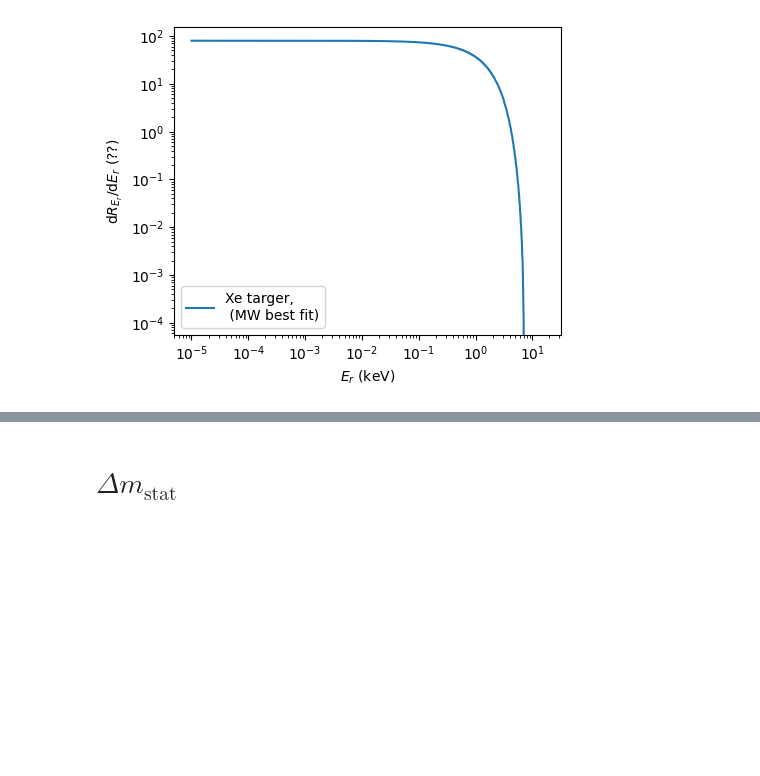
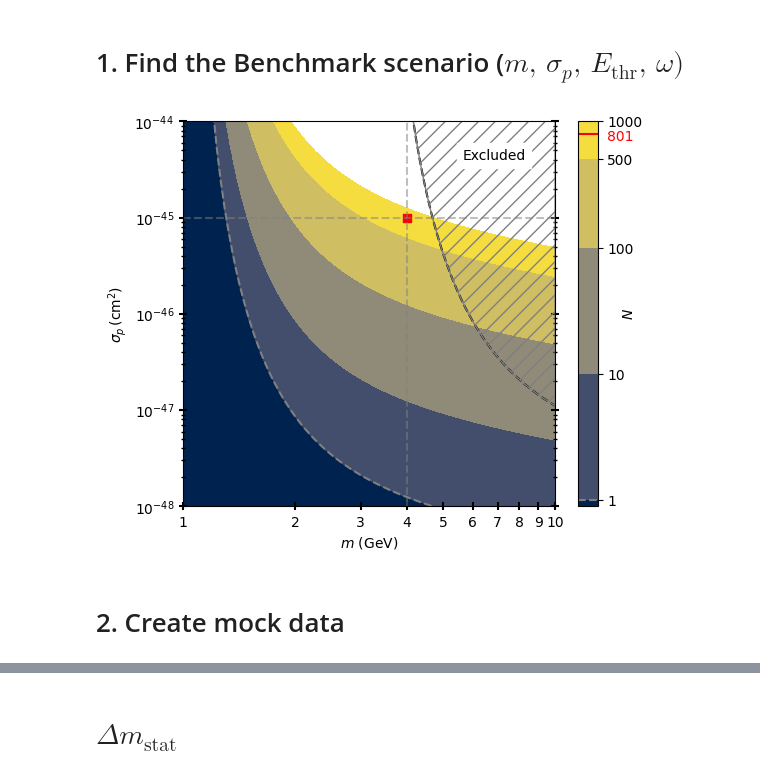
Before and after one commit to Manush19/MWlocalDM, a Jupyter notebook: Notebooks/Nuclear_recoil.ipynb, the cells around one changed output, grey strips where cells are left out. Saved outputs shown, nothing was run; the diff lists cells and outputs as text; code cells hidden in the pictures; blank space fills up the shorter version.

Commit message:
nuclear recoil - mock data and reconstruction - started

```diff
--- a/Notebooks/Nuclear_recoil.ipynb
+++ b/Notebooks/Nuclear_recoil.ipynb
@@ -16,13 +17,2 @@ E = nr.E
-# %%
-fig, ax = plt.subplots(figsize = (5,4))
-ax.plot(E, nr.diffRate(10., 1e-40, E), label = 'Xe targer,\n (MW best fit)')
-ax.set_xscale('log')
-ax.set_yscale('log')
-
-ax.legend()
-ax.set_xlabel('$E_r$ (keV)')
-ax.set_ylabel(r'${\mathrm{d}R_{E_r}}/{\mathrm{d} E_r}$ (??)');
-
-plt.savefig('../Output/figures/nuclear/diffRate.png',bbox_inches = 'tight', dpi = 300)
-# %% [output]
-[figure, removed]
+# %% [markdown]
+# 1. Find the Benchmark scenario ($m,\, \sigma_p,\, E_\mathrm{thr},\, \omega)$
@@ -28,0 +45,46 @@ plt.savefig('../Output/figures/nuclear/diffRate.png',bbox_inches = 'tight', dpi
+# %%
+nr = Nr('Xe', mwd['vE'], mwd['vdfE_50'], p50(mwd['vescs']), p50(mwd['vcircs']), p50(mwd['rhosuns']))
+Mdm_1, Sdm_1 = get_excl(nr, Ethr = 1, ω = 1)
+grid_1, Z_1 = get_Ntot(Sdm_1)
+
+Mdm_10, Sdm_10 = get_excl(nr, Ethr = 0.1, ω = 10)
+grid_10, Z_10 = get_Ntot(Sdm_10)
+# %%
+fig, ax = plt.subplots(figsize = (6,5))
+
+ax.plot(Mdm_1, Sdm_1, c = 'k', ls = '--')
+ax.fill_between(Mdm_1, Sdm_1, np.ones(Mdm_1.shape)*1e-40, color = 'grey', hatch = '//', facecolor = 'None',zorder = 2)
+ax.text(0.75, 0.9, 'Excluded', backgroundcolor = 'white', transform = ax.transAxes)
+
+cn = ax.contourf(*grid_10, Z_10, levels = [0, 1, 10, 100, 500, 1000], norm = "log", cmap = 'cividis')
+cbar = fig.colorbar(cn, format = '%i')
+ax.plot(Mdm_10, Sdm_10, c = 'grey', ls = '--')
+
+ax.set_xlabel('$m$ (GeV)')
+ax.set_ylabel('$\sigma_p \, (\mathrm{cm}^2)$')
+ax.set_xscale('log')
+ax.set_yscale('log')
+ax.set_ylim(1e-48, 1e-44)
+
+ax.set_xticks([1,2,3,4,5,6,7,8,9,10], [1,2,3,4,5,6,7,8,9,10]);
+ax.tick_params(axis = 'both', which = 'both', right = True, left = True, direction = 'inout')
+ax.tick_params(which = 'major', width = 1.5, length = 6)
+ax.tick_params(which = 'minor', width = 1, length = 3)
+
+m,sp = 4, 1e-45
+ax.scatter(m, sp, c = 'r', marker = 's', s = 30)
+
+ax.plot([m,m],[1e-48,1e-44], c = 'grey', ls = '--', alpha = 0.5)
+ax.plot([1,10], [sp,sp], c = 'grey', ls = '--', alpha = 0.5);
+
+Ntot = nr.totN(m, sp, E = nr.E, Ethr = 0.1, ω = 10)
+cbar.ax.plot([0, 1], [Ntot, Ntot], color='red', linewidth=1.5)
+cbar.ax.plot([0, 1], [1, 1], color='grey', linewidth=1.5, ls = '--')
+cbar.ax.text(1.5, Ntot-100, '%i'%Ntot, color = 'r')
+cbar.set_label('$N$', labelpad = -15);
+
+plt.savefig('../Output/figures/nuclear/Exclusion_limit.png', bbox_inches = 'tight', dpi = 300)
+# %% [output]
+[figure, added]
+# %% [markdown]
+# 2. Create mock data
```
Also changed, not shown: parts of 20 cells of this notebook, 5 other files.
